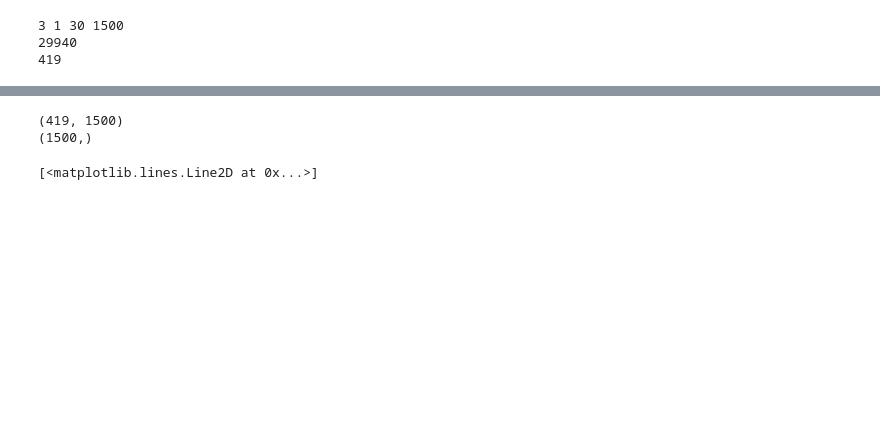
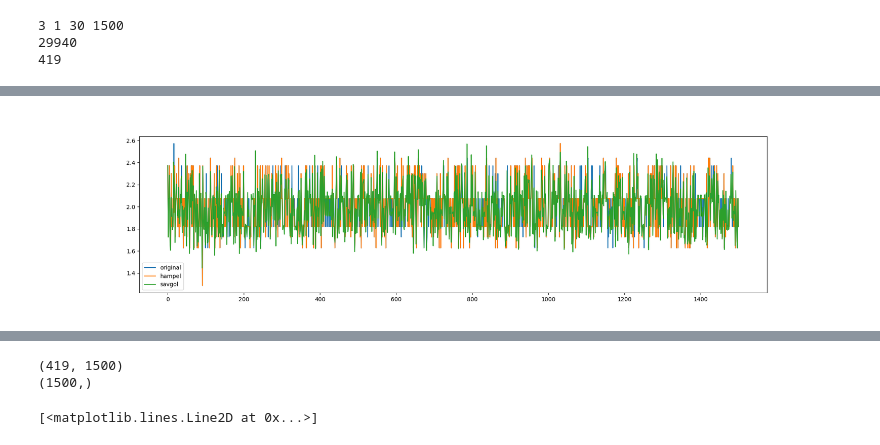
Before and after one commit to hdright/breath_detect, a Jupyter notebook: testChusai.ipynb, the cells around one changed output, grey strips where cells are left out. Saved outputs shown, nothing was run; the diff lists cells and outputs as text; code cells hidden in the pictures; blank space fills up the shorter version.

```diff
--- a/testChusai.ipynb
+++ b/testChusai.ipynb
@@ -26,0 +71,11 @@ print(dftSize)
+# %%
+%matplotlib widget
+# 比较滤波前、hamper滤波后、savgol滤波后的CSI幅度随时间的变化
+plt.figure(figsize=(20, 5))
+plt.plot(np.abs(CSI[0, 0, 0, :]), label='original')
+plt.plot(np.abs(CSI_hampel[0, 0, 0, :]), label='hampel')
+plt.plot(np.abs(CSI_savgol[0, 0, 0, :]), label='savgol')
+plt.legend()
+plt.show()
+# %% [output]
+[figure, added]
```
Also changed, not shown: parts of 13 cells of this notebook, 6 other files.
